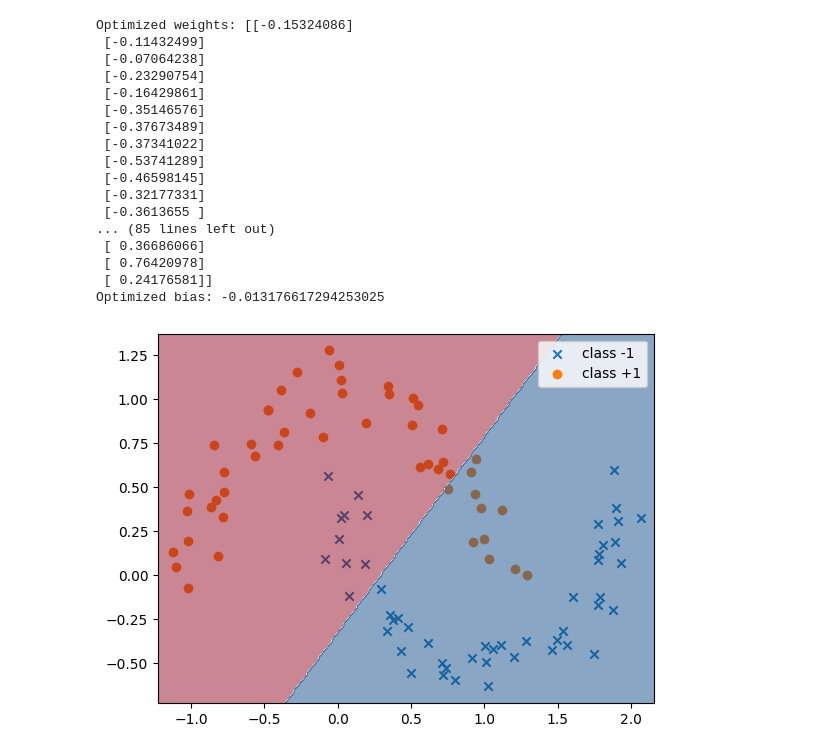
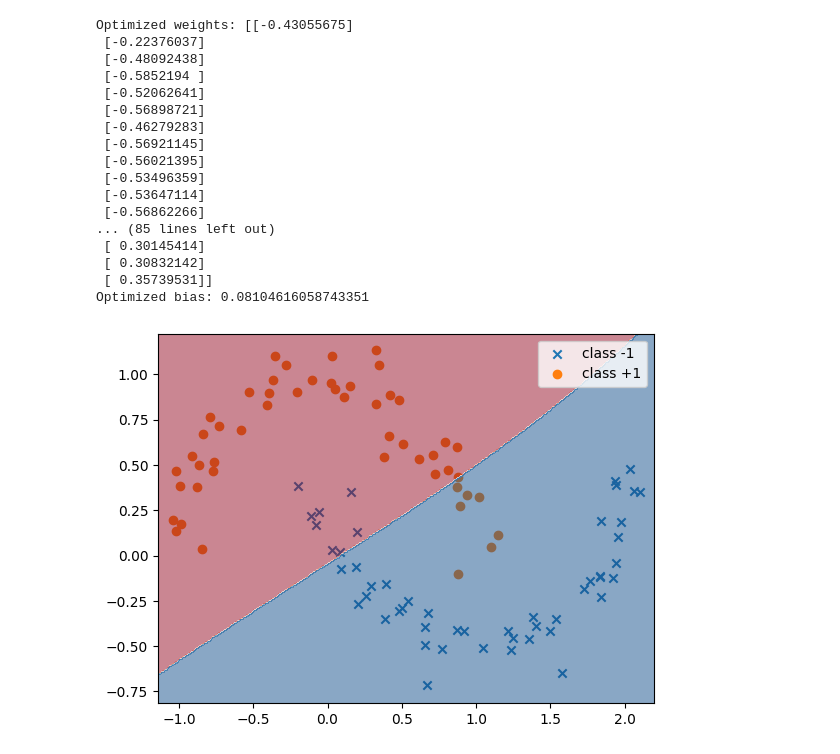
Before and after one commit to MarioPardo/C3105_Group62, a Jupyter notebook: Assignment2/Q2/a2_q2.ipynb, the cells around one changed output. Cells and saved outputs as stored; diff of their text form; code cells hidden in the pictures.

```diff
--- a/Assignment2/Q2/a2_q2.ipynb
+++ b/Assignment2/Q2/a2_q2.ipynb
@@ -180,54 +180,54 @@ def objective_function(params, y, lamb, K):
     linear_combination = (K @ alpha) + alpha0
     loss = np.sum(np.logaddexp(0, -y * linear_combination))
 
-    regularization = (lamb / 2) * float(alpha.T @ K @ alpha)
+    regularization = (lamb / 2) * (alpha.T @ K @ alpha).item()
     return loss + regularization
 
 
 def adjBinDev(X, y, lamb, kernel_func):
     n, d = X.shape
     K = kernel_func(X, X)
     initial_params = np.ones(n + 1)
 
     result = minimize(objective_function, initial_params, args=(y, lamb, K))
 
     a = result.x[:-1][:,None]
     a0 = result.x[-1]
 
     return a, a0
 
 
 
 #  usage
 X,y = generateData(100,3)
 lamb = 1
-kernel_func = lambda X1, X2 : gaussKernel(X1,X2,8)
+kernel_func = lambda X1, X2 : gaussKernel(X1,X2,2)
 
 a, a0 = adjBinDev(X, y, lamb,kernel_func)
 
 print("Optimized weights:", a)
 print("Optimized bias:", a0)
 
 plotAdjModel(X,y,a,a0,kernel_func,adjClassify)
 # %% [output]
-Optimized weights: [[-0.15324086]
- [-0.11432499]
- [-0.07064238]
- [-0.23290754]
- [-0.16429861]
- [-0.35146576]
- [-0.37673489]
- [-0.37341022]
- [-0.53741289]
- [-0.46598145]
- [-0.32177331]
- [-0.3613655 ]
+Optimized weights: [[-0.43055675]
+ [-0.22376037]
+ [-0.48092438]
+ [-0.5852194 ]
+ [-0.52062641]
+ [-0.56898721]
+ [-0.46279283]
+ [-0.56921145]
+ [-0.56021395]
+ [-0.53496359]
+ [-0.53647114]
+ [-0.56862266]
 ... (85 lines left out)
- [ 0.36686066]
- [ 0.76420978]
- [ 0.24176581]]
-Optimized bias: -0.013176617294253025
+ [ 0.30145414]
+ [ 0.30832142]
+ [ 0.35739531]]
+Optimized bias: 0.08104616058743351
-[figure, old version]
+[figure, new version]
 # %%
 #q2b
 
```
Also changed, not shown: parts of 2 cells of this notebook, 3 other files.
